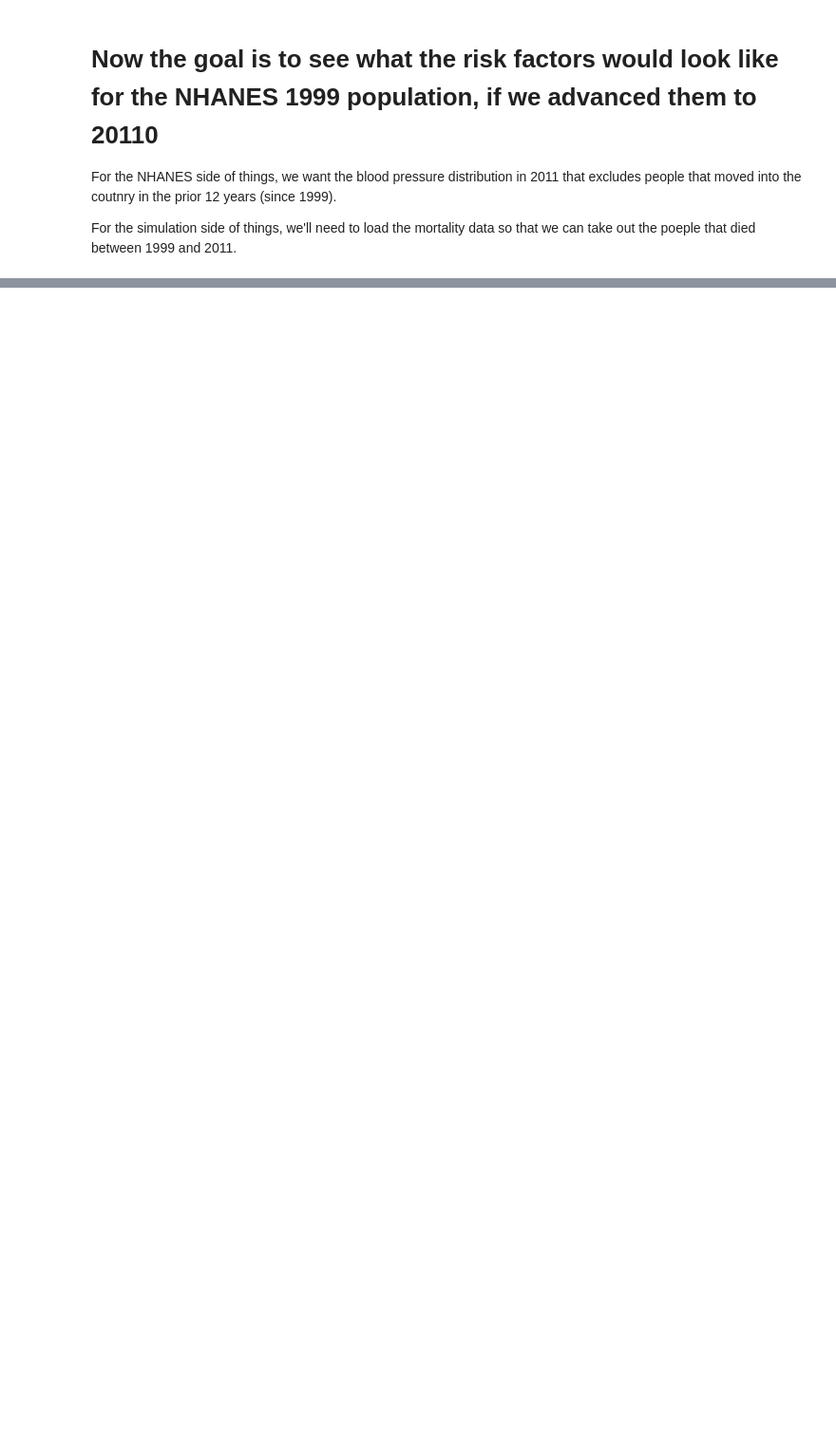
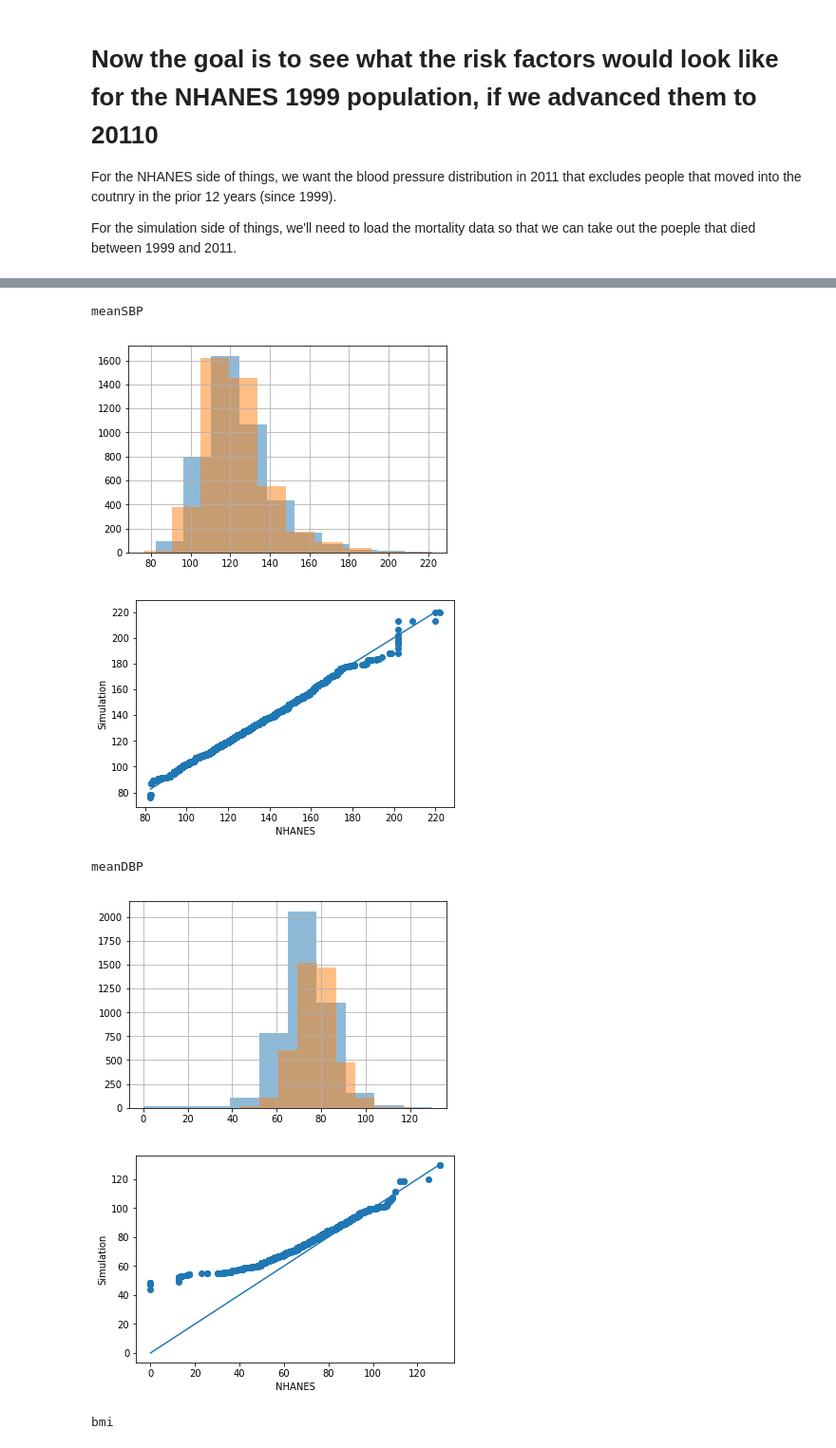
Before and after one commit to jburke5/microsimNHANES, a Jupyter notebook: compareSimulatedRiskFactorsToNHANES.ipynb, the cells around one changed output, grey strips where cells are left out. Shown at 95% size. Cells and saved outputs as stored; diff of their text form; code cells hidden in the pictures; blank space fills up the shorter version.

```diff
--- a/compareSimulatedRiskFactorsToNHANES.ipynb
+++ b/compareSimulatedRiskFactorsToNHANES.ipynb
@@ -139,0 +104,29 @@ One thing that needs to be figured out...is the problem that smoking status and
+# %%
+riskFactors = [("meanSBP", "sbp"), ("meanDBP", "dbp"), ("bmi", "bmi"), ("ldl", "ldl"), ("hdl", "hdl"), ("a1c", "a1c"), ("trig", "trig")]
+
+def getRiskFactors(nhanesName, simName):
+    nhanes = recentCrossSectionOfNonImmigrants[nhanesName]
+    sim = [ getattr(person, "_" + simName)[-1] for person in pop._people if not person.diedBy2011]
+    return (nhanes, pd.Series(sim))
+
+for riskFactorTuple in riskFactors:
+    print(riskFactorTuple[0])
+    nhanes, sim = getRiskFactors(riskFactorTuple[0], riskFactorTuple[1])
+    nhanes.hist(alpha=0.5)
+    sim.hist(alpha=0.5)
+    plt.show()
+
+    plt.scatter(nhanes.sort_values(),
+     sim.sample(n=len(recentCrossSectionOfNonImmigrants)).sort_values())
+    plt.plot(np.arange(nhanes.min(),nhanes.max()), np.arange(nhanes.min(), nhanes.max()))
+    plt.xlabel("NHANES")
+    plt.ylabel("Simulation")
+    plt.show()
+# %% [output]
+meanSBP
+[figure, added]
+[figure, added]
+meanDBP
+[figure, added]
+[figure, added]
+bmi
```
Also changed, not shown: parts of 14 cells of this notebook, 3 other files.
